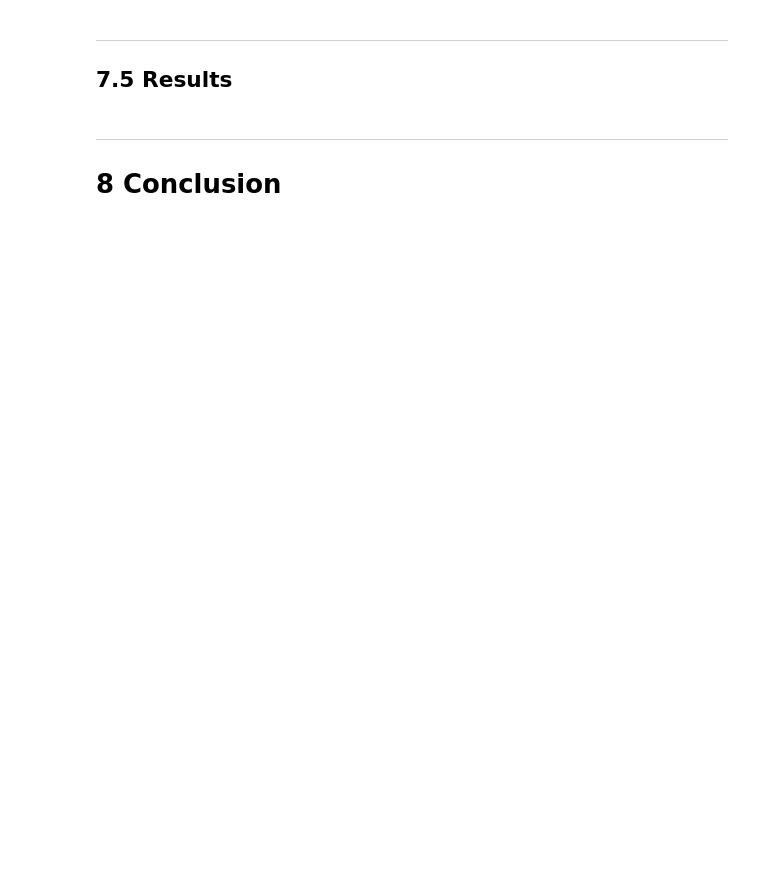
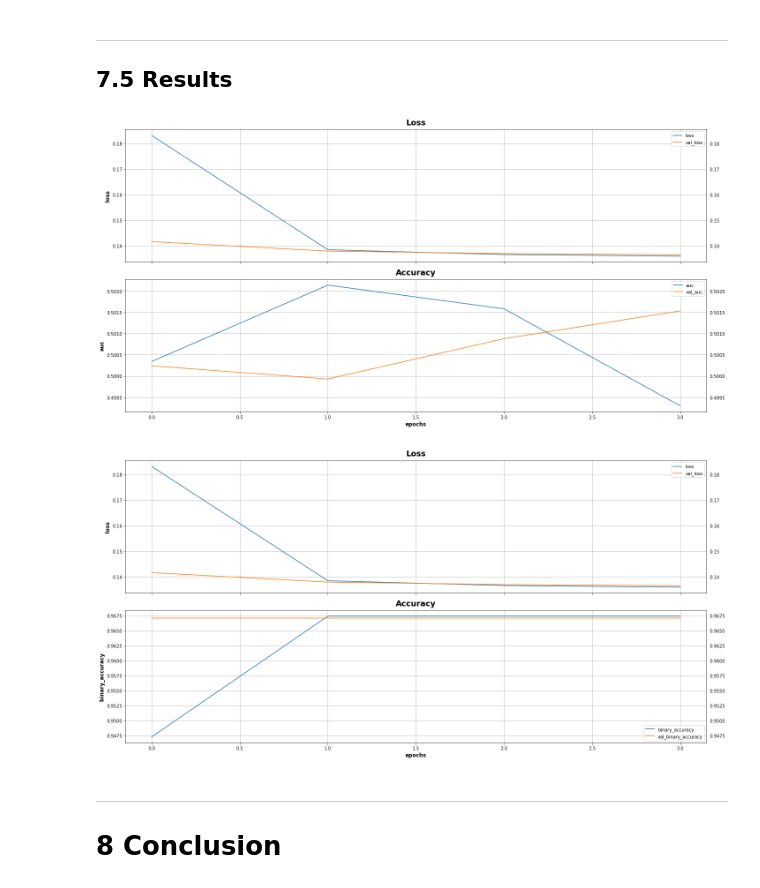
Before and after one commit to curiousmindflow/oc-ml-p7, a Jupyter notebook: notebook.ipynb, the cells around one changed output. Saved outputs shown, nothing was run; the diff lists cells and outputs as text; code cells hidden in the pictures; blank space fills up the shorter version.

```diff
--- a/notebook.ipynb
+++ b/notebook.ipynb
@@ -1026,0 +1177,6 @@ if config["bert_se"]:
+# %%
+if config["bert_se"]:
+
+    bert_model_name = "bert-base-uncased"
+    max_seq_len = 100
+    tags_nb = TAGS_NB
@@ -1026,0 +1225,36 @@ if config["bert_se"]:
+# %%
+if config["bert_se"]:
+
+    max_epochs = 4
+    batch_size = 4
+
+    # opt = tfa.optimizers.RectifiedAdam(learning_rate=3e-5)
+    opt = Adam(lr = 0.001, beta_1 = 0.99, beta_2 = 0.999, epsilon = None, decay = 0.01, amsgrad = False)
+    loss = keras.losses.BinaryCrossentropy()
+    best_weights_file = "bert_se_weights.h5"
+
+    m_ckpt = ModelCheckpoint(
+        best_weights_file,
+        monitor='val_auc_1',
+        mode='max',
+        verbose=2,
+        save_weights_only=True,
+        save_best_only=True
+    )
+
+    model.compile(
+        loss=loss,
+        optimizer=opt,
+        metrics=[
+            keras.metrics.AUC(multi_label=True, curve="ROC"),
+            keras.metrics.BinaryAccuracy()
+        ]
+    )
+
+    history = model.fit(
+        ds_train.shuffle(1000).batch(batch_size),
+        validation_data=ds_test.batch(batch_size),
+        epochs=max_epochs,
+        batch_size=batch_size,
+        callbacks=[m_ckpt],
+    )
@@ -1030,9 +1274,12 @@ if config["bert_se"]:
 # %%
 if config["bert_se"]:
 
     history_bert = pd.DataFrame(data=history.history)
-    for metric in ["multi_label_accuracy", "binary_accuracy", "average_precision"]:
+    for metric in ["auc", "binary_accuracy"]:
         visualize_history(history_bert, metrics=metric)
+# %% [output]
+[figure, added]
+[figure, added]
 # %% [markdown]
 ***
 # 8 Conclusion
```
Also changed, not shown: parts of 74 cells of this notebook, 6 other files.
